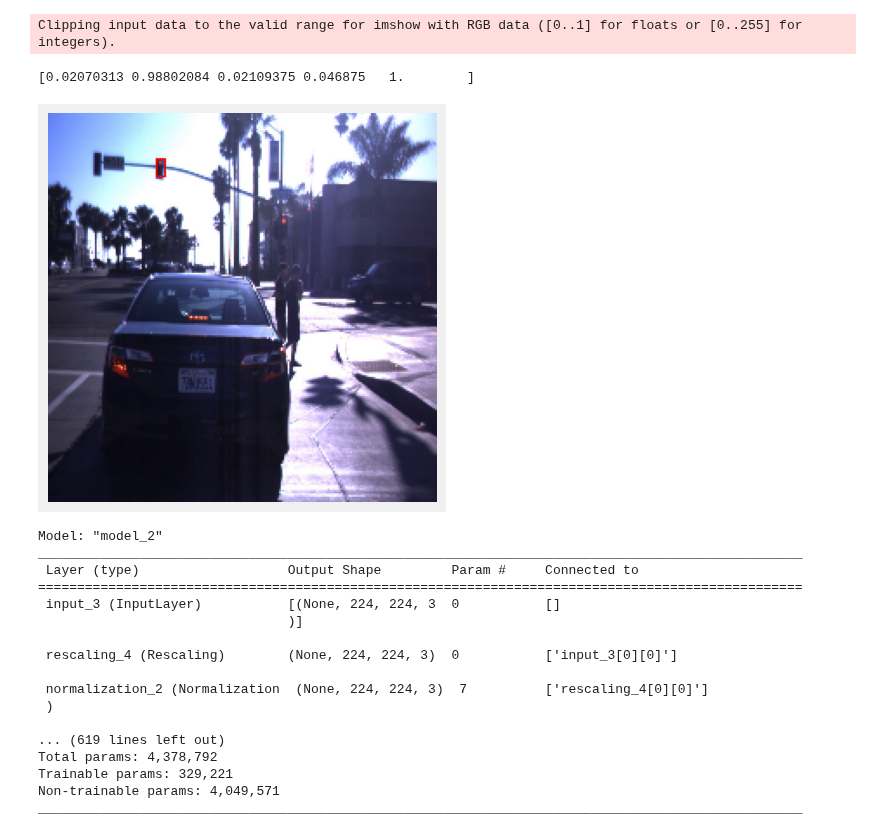
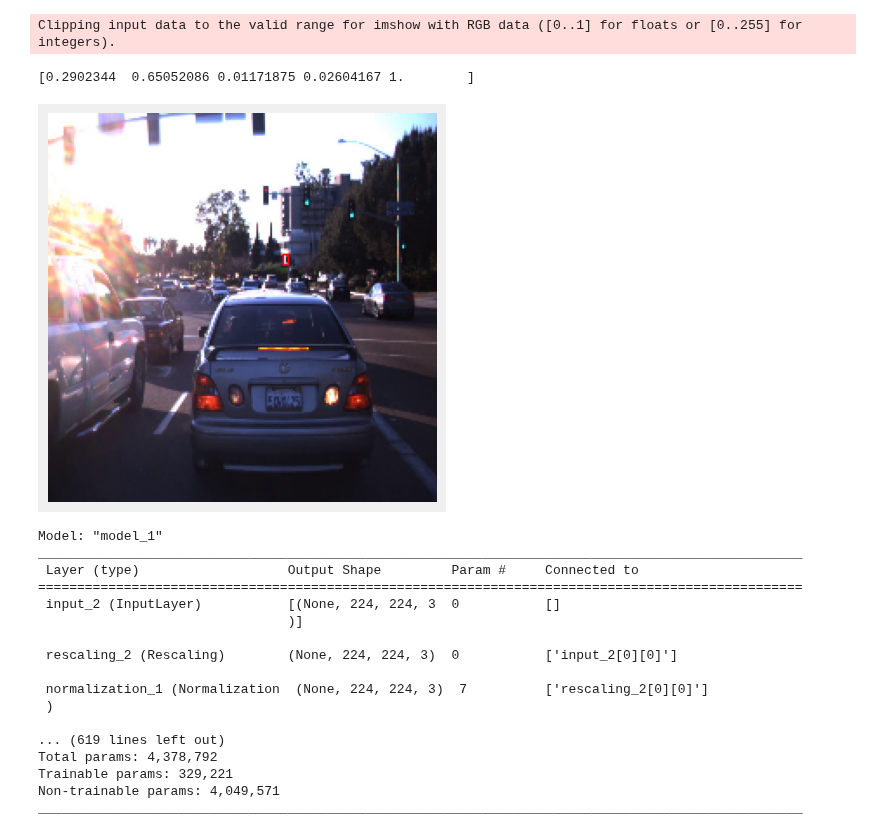
Before and after one commit to martinkukucka/neural-networks, a Jupyter notebook: 3.zadanie/src/keras_main_1.ipynb, the cells around one changed output. Saved outputs shown, nothing was run; the diff lists cells and outputs as text; code cells hidden in the pictures.

Commit message:
model

```diff
--- a/3.zadanie/src/keras_main_1.ipynb
+++ b/3.zadanie/src/keras_main_1.ipynb
@@ -189,5 +191,6 @@ class DataGenerator(tf.keras.utils.Sequence):
 #                 label_matrix[i, j] = [x, y, w, h, 1, 0, 1]
         return image, label_matrix
 # %%
-trainingDataGenerator = DataGenerator(X_train, y_train.tolist())
-validationDataGenerator = DataGenerator(X_val, y_val.tolist())
+trainingDataGenerator = DataGenerator(X_train, y_train)
+validationDataGenerator = DataGenerator(X_val, y_val)
+testDataGenerator = DataGenerator(X_test, y_test)
@@ -234,13 +217,13 @@ def TestPrint(image, label):
     ax.imshow(cv.cvtColor(image, cv.COLOR_BGR2RGB))
     plt.show()
 # %%
-x_train, y_train = trainingDataGenerator.__getitem__(10)
+x_train, y_train = trainingDataGenerator.__getitem__(17)
 idx = 1
 TestPrint(x_train[idx], y_train[idx])
 # %% [output]
 Clipping input data to the valid range for imshow with RGB data ([0..1] for floats or [0..255] for integers).
-[0.02070313 0.98802084 0.02109375 0.046875   1.        ]
+[0.2902344  0.65052086 0.01171875 0.02604167 1.        ]
-[figure, old version]
+[figure, new version]
 # %%
 import tensorflow as tf
 from tensorflow.keras.layers import Conv2D, Reshape
@@ -263,16 +246,16 @@ x = Conv2D(filters=5, kernel_size=1, strides=(1, 1), padding='same')(x)
 model = tf.keras.models.Model(inputs=base_model.input, outputs=x)
 model.summary()
 # %% [output]
-Model: "model_2"
+Model: "model_1"
 __________________________________________________________________________________________________
  Layer (type)                   Output Shape         Param #     Connected to
 ==================================================================================================
- input_3 (InputLayer)           [(None, 224, 224, 3  0           []
+ input_2 (InputLayer)           [(None, 224, 224, 3  0           []
                                 )]
 
- rescaling_4 (Rescaling)        (None, 224, 224, 3)  0           ['input_3[0][0]']
+ rescaling_2 (Rescaling)        (None, 224, 224, 3)  0           ['input_2[0][0]']
 
- normalization_2 (Normalization  (None, 224, 224, 3)  7          ['rescaling_4[0][0]']
+ normalization_1 (Normalization  (None, 224, 224, 3)  7          ['rescaling_2[0][0]']
  )
 
 ... (619 lines left out)
```
Also changed, not shown: parts of 7 cells of this notebook.
